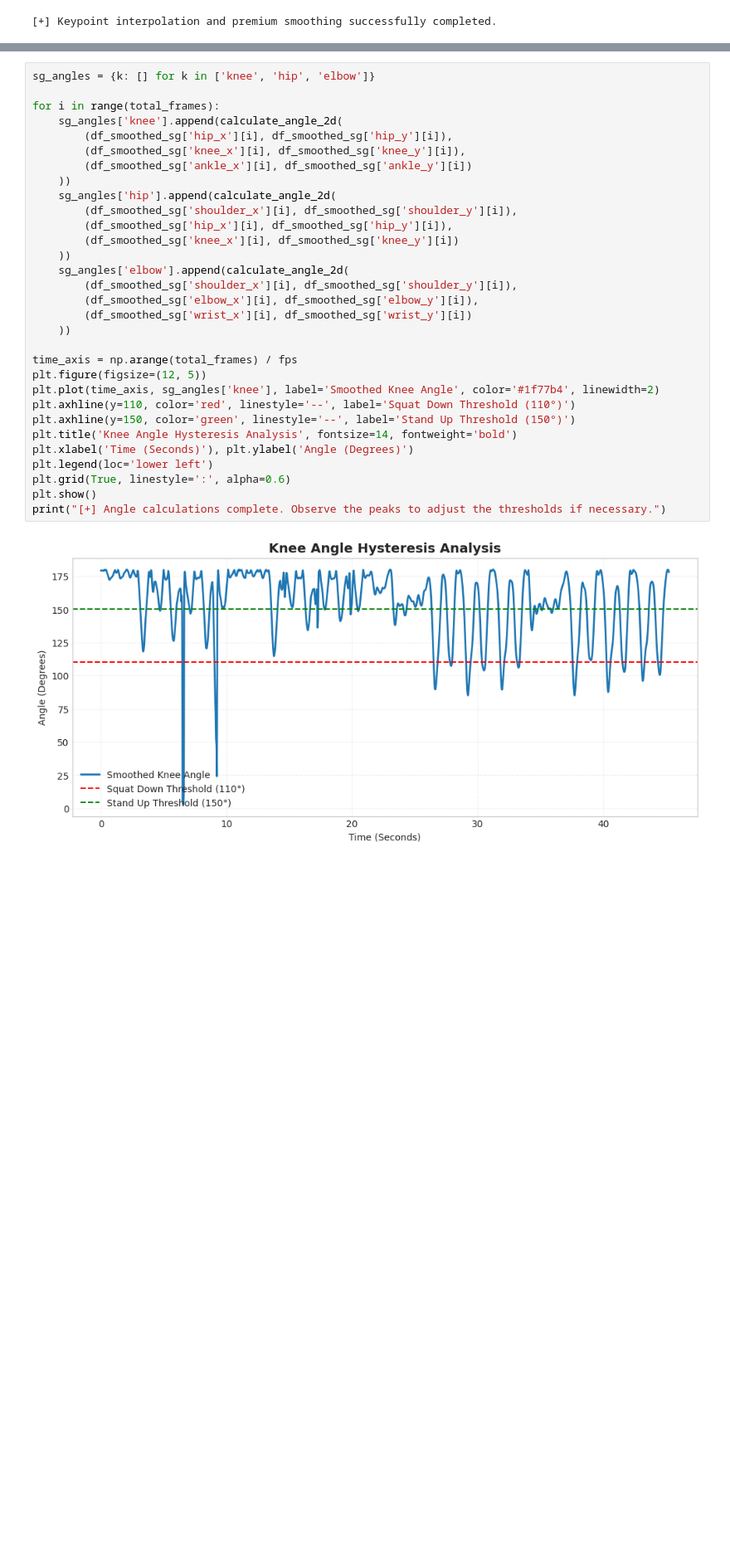
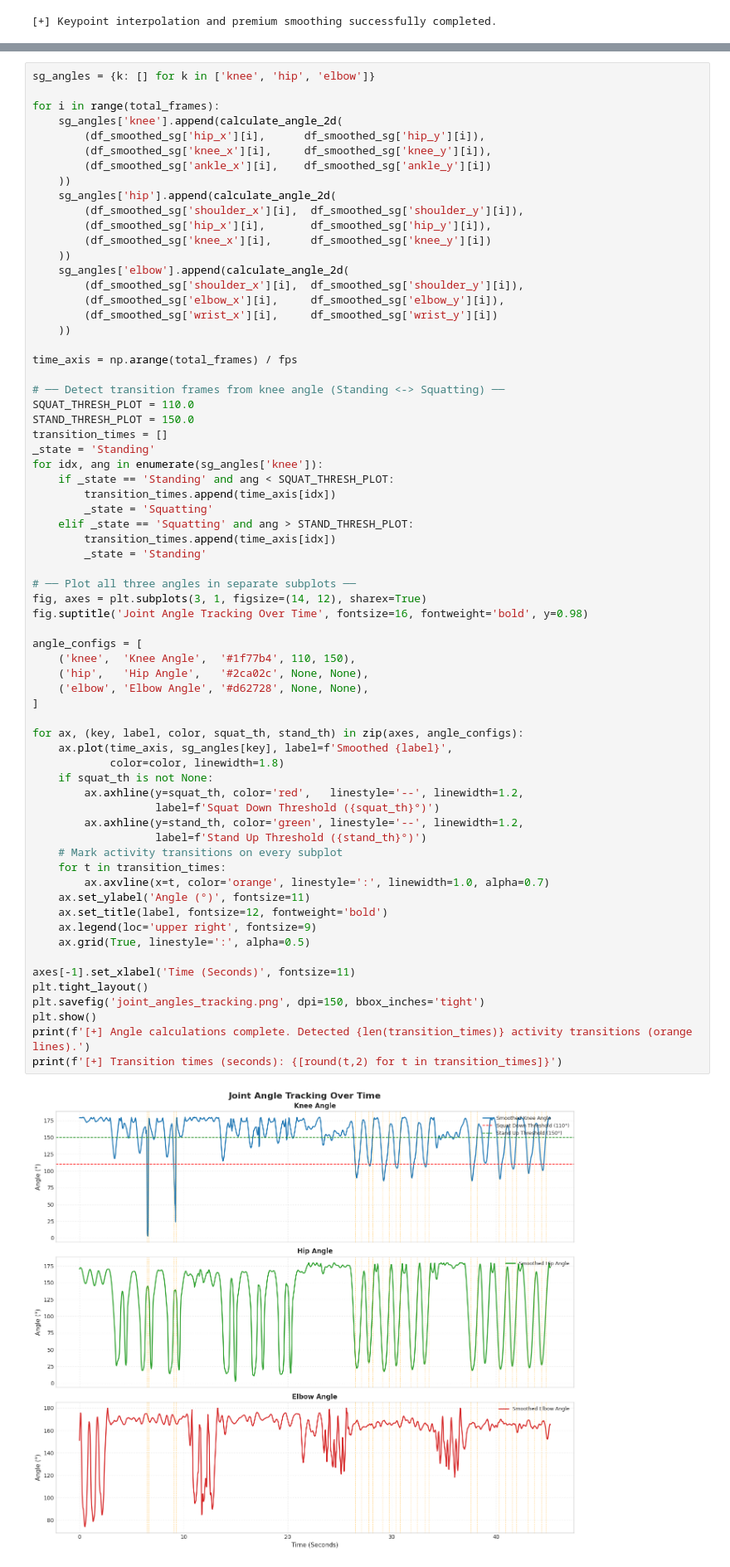
Before and after one commit to hamza93-ai/CV_CCP_Assignment-Theory-, a Jupyter notebook: 23_AI_93_CV_CCP_Assignment.ipynb, the cells around one changed output, grey strips where cells are left out. Shown at 83% size. Saved outputs shown, nothing was run; the diff lists cells and outputs as text; blank space fills up the shorter version.

```diff
--- a/23_AI_93_CV_CCP_Assignment.ipynb
+++ b/23_AI_93_CV_CCP_Assignment.ipynb
@@ -190,33 +192,69 @@ print("[+] Keypoint interpolation and premium smoothing successfully completed."
 # %%
 sg_angles = {k: [] for k in ['knee', 'hip', 'elbow']}
 
 for i in range(total_frames):
     sg_angles['knee'].append(calculate_angle_2d(
-        (df_smoothed_sg['hip_x'][i], df_smoothed_sg['hip_y'][i]),
-        (df_smoothed_sg['knee_x'][i], df_smoothed_sg['knee_y'][i]),
-        (df_smoothed_sg['ankle_x'][i], df_smoothed_sg['ankle_y'][i])
+        (df_smoothed_sg['hip_x'][i],      df_smoothed_sg['hip_y'][i]),
+        (df_smoothed_sg['knee_x'][i],     df_smoothed_sg['knee_y'][i]),
+        (df_smoothed_sg['ankle_x'][i],    df_smoothed_sg['ankle_y'][i])
     ))
     sg_angles['hip'].append(calculate_angle_2d(
-        (df_smoothed_sg['shoulder_x'][i], df_smoothed_sg['shoulder_y'][i]),
-        (df_smoothed_sg['hip_x'][i], df_smoothed_sg['hip_y'][i]),
-        (df_smoothed_sg['knee_x'][i], df_smoothed_sg['knee_y'][i])
+        (df_smoothed_sg['shoulder_x'][i],  df_smoothed_sg['shoulder_y'][i]),
+        (df_smoothed_sg['hip_x'][i],       df_smoothed_sg['hip_y'][i]),
+        (df_smoothed_sg['knee_x'][i],      df_smoothed_sg['knee_y'][i])
     ))
     sg_angles['elbow'].append(calculate_angle_2d(
-        (df_smoothed_sg['shoulder_x'][i], df_smoothed_sg['shoulder_y'][i]),
-        (df_smoothed_sg['elbow_x'][i], df_smoothed_sg['elbow_y'][i]),
-        (df_smoothed_sg['wrist_x'][i], df_smoothed_sg['wrist_y'][i])
+        (df_smoothed_sg['shoulder_x'][i],  df_smoothed_sg['shoulder_y'][i]),
+        (df_smoothed_sg['elbow_x'][i],     df_smoothed_sg['elbow_y'][i]),
+        (df_smoothed_sg['wrist_x'][i],     df_smoothed_sg['wrist_y'][i])
     ))
 
 time_axis = np.arange(total_frames) / fps
-plt.figure(figsize=(12, 5))
-plt.plot(time_axis, sg_angles['knee'], label='Smoothed Knee Angle', color='#1f77b4', linewidth=2)
-plt.axhline(y=110, color='red', linestyle='--', label='Squat Down Threshold (110°)')
-plt.axhline(y=150, color='green', linestyle='--', label='Stand Up Threshold (150°)')
-plt.title('Knee Angle Hysteresis Analysis', fontsize=14, fontweight='bold')
-plt.xlabel('Time (Seconds)'), plt.ylabel('Angle (Degrees)')
-plt.legend(loc='lower left')
-plt.grid(True, linestyle=':', alpha=0.6)
+
+# ── Detect transition frames from knee angle (Standing <-> Squatting) ──
+SQUAT_THRESH_PLOT = 110.0
+STAND_THRESH_PLOT = 150.0
+transition_times = []
+_state = 'Standing'
+for idx, ang in enumerate(sg_angles['knee']):
+    if _state == 'Standing' and ang < SQUAT_THRESH_PLOT:
+        transition_times.append(time_axis[idx])
+        _state = 'Squatting'
+    elif _state == 'Squatting' and ang > STAND_THRESH_PLOT:
+        transition_times.append(time_axis[idx])
+        _state = 'Standing'
+
+# ── Plot all three angles in separate subplots ──
+fig, axes = plt.subplots(3, 1, figsize=(14, 12), sharex=True)
+fig.suptitle('Joint Angle Tracking Over Time', fontsize=16, fontweight='bold', y=0.98)
+
+angle_configs = [
+    ('knee',  'Knee Angle',  '#1f77b4', 110, 150),
+    ('hip',   'Hip Angle',   '#2ca02c', None, None),
+    ('elbow', 'Elbow Angle', '#d62728', None, None),
+]
+
+for ax, (key, label, color, squat_th, stand_th) in zip(axes, angle_configs):
+    ax.plot(time_axis, sg_angles[key], label=f'Smoothed {label}',
+            color=color, linewidth=1.8)
+    if squat_th is not None:
+        ax.axhline(y=squat_th, color='red',   linestyle='--', linewidth=1.2,
+                   label=f'Squat Down Threshold ({squat_th}°)')
+        ax.axhline(y=stand_th, color='green', linestyle='--', linewidth=1.2,
+                   label=f'Stand Up Threshold ({stand_th}°)')
+    # Mark activity transitions on every subplot
+    for t in transition_times:
+        ax.axvline(x=t, color='orange', linestyle=':', linewidth=1.0, alpha=0.7)
+    ax.set_ylabel('Angle (°)', fontsize=11)
+    ax.set_title(label, fontsize=12, fontweight='bold')
+    ax.legend(loc='upper right', fontsize=9)
+    ax.grid(True, linestyle=':', alpha=0.5)
+
+axes[-1].set_xlabel('Time (Seconds)', fontsize=11)
+plt.tight_layout()
+plt.savefig('joint_angles_tracking.png', dpi=150, bbox_inches='tight')
 plt.show()
-print("[+] Angle calculations complete. Observe the peaks to adjust the thresholds if necessary.")
+print(f'[+] Angle calculations complete. Detected {len(transition_times)} activity transitions (orange lines).')
+print(f'[+] Transition times (seconds): {[round(t,2) for t in transition_times]}')
 # %% [output]
-[figure, old version]
+[figure, new version]
```
Also changed, not shown: parts of 8 cells of this notebook, 1 other file.
